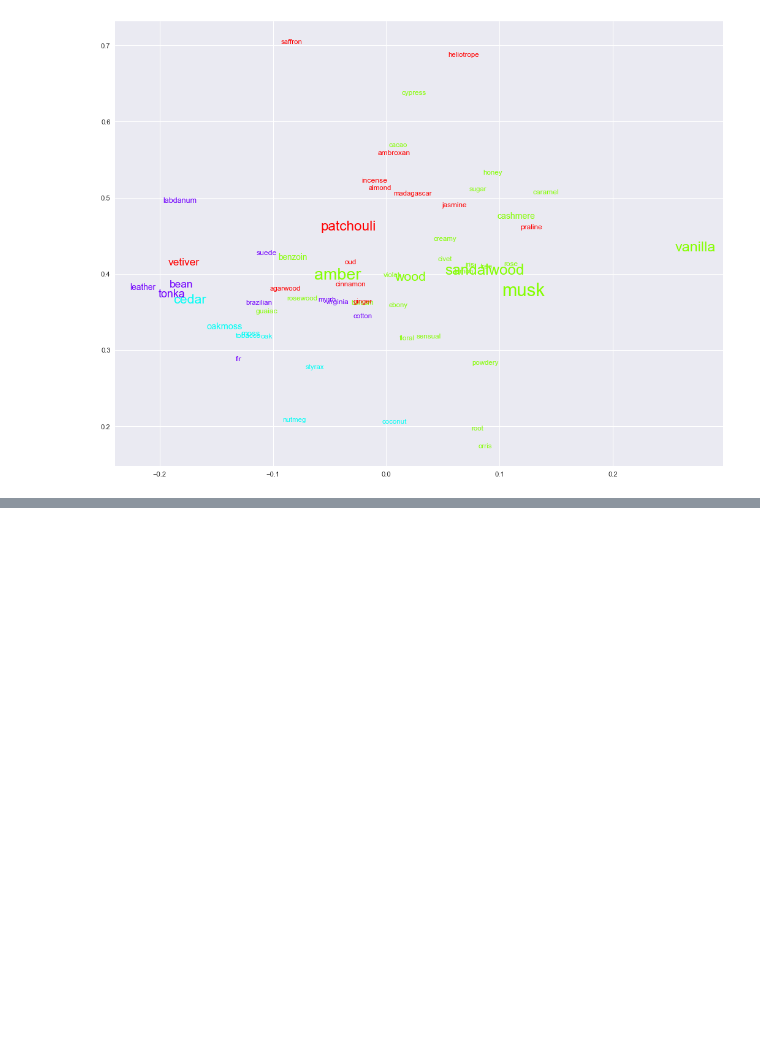
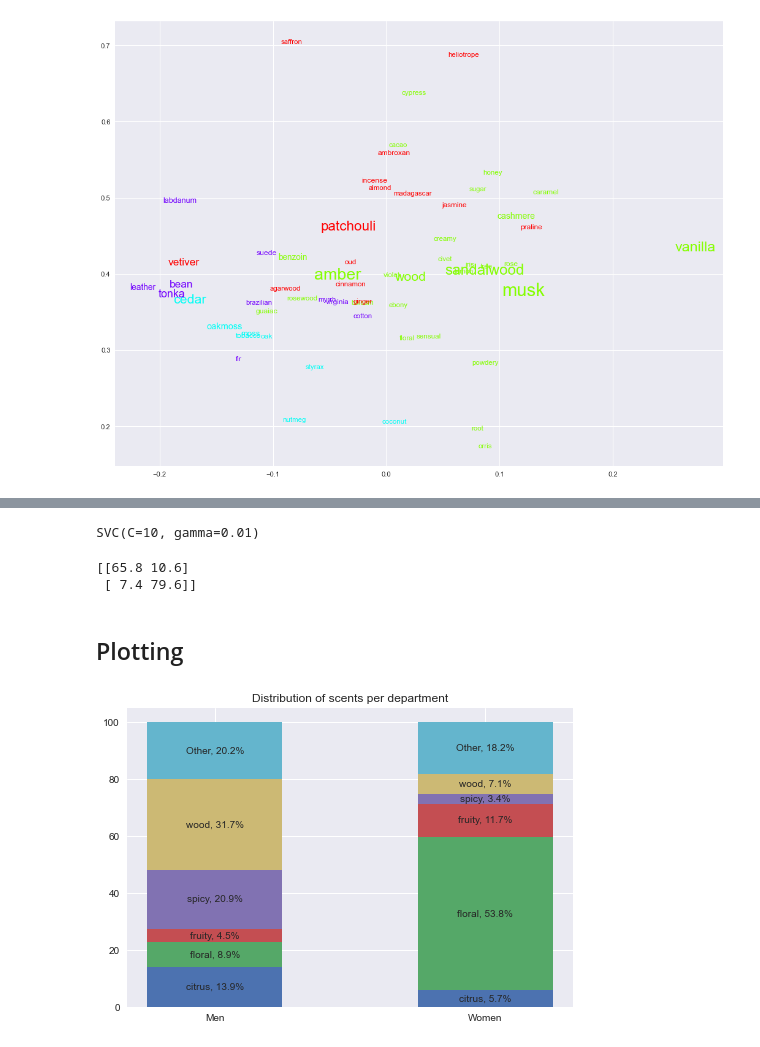
Before and after one commit to Sllambias/perfume_mining, a Jupyter notebook: preproc.ipynb, the cells around one changed output, grey strips where cells are left out. Cells and saved outputs as stored; diff of their text form; code cells hidden in the pictures; blank space fills up the shorter version.

```diff
--- a/preproc.ipynb
+++ b/preproc.ipynb
@@ -246,0 +419,53 @@ for i, d in enumerate(zip(X,Y)):
+# %%
+grid_comb.best_estimator_
+# %% [output]
+SVC(C=10, gamma=0.01)
+# %%
+conf_matrix_list_of_arrays = []
+kf = KFold(n_splits=5)
+model = grid_comb.best_estimator_
+gender = np.array(gender)
+for train_index, test_index in kf.split(X_comb):
+
+   X_train, X_test = X_comb[train_index], X_comb[test_index]
+   y_train, y_test = gender[train_index], gender[test_index]
+
+   model.fit(X_train, y_train)
+   conf_matrix = confusion_matrix(y_test, model.predict(X_test))
+   conf_matrix_list_of_arrays.append(conf_matrix)
+# %%
+mean_conf = np.mean(conf_matrix_list_of_arrays, axis=0)
+print(mean_conf)
+# %% [output]
+[[65.8 10.6]
+ [ 7.4 79.6]]
+# %% [markdown]
+## Plotting
+# %%
+# We will include the top 5 features (most frequent) for base notes, middle notes and scents
+vect_base = ReplaceCountVectorizer(max_features = 5, stop_words = ['accord', 'accords', 'note', 'notes', 'and', 'with', 'of', 'by', 'ectract', 'co', 'essence', 'masculine'])
+vect_middle = ReplaceCountVectorizer(max_features = 5, stop_words = ['of', 'the', 'valley', 'note', 'notes', 'and', 'with', 'ectract', 'co', 'essence', 'masculine'])
+vect_scents = ReplaceCountVectorizer(max_features = 5, stop_words = ['note', 'notes', 'and', 'with', 'of', 'by', 'ectract', 'co', 'essence', 'masculine'])
+
+X1 = vect_base.fit_transform(base_note)
+X2 = vect_middle.fit_transform(middle_note)
+X3 = vect_scents.fit_transform(scents)
+# %%
+scent_names = vect_scents.get_feature_names_out()
+base_names = vect_base.get_feature_names_out()
+middle_names = vect_middle.get_feature_names_out()
+
+scent_df = pd.DataFrame(X3.todense(), columns = scent_names)
+base_df = pd.DataFrame(X1.todense(), columns = base_names)
+middle_df = pd.DataFrame(X2.todense(), columns = middle_names)
+
+mlb = LabelEncoder()
+
+scent_df['gender'] = mlb.fit_transform(gender) #Binarizing gender (for entirely non-political reasons)
+base_df['gender'] = scent_df['gender']
+middle_df['gender'] = scent_df['gender']
+# %%
+fig, ax = plt.subplots()
+visualize_distribution(scent_df, scent_names, ax)
+# %% [output]
+[figure, added]
```
Also changed, not shown: parts of 21 cells of this notebook.
